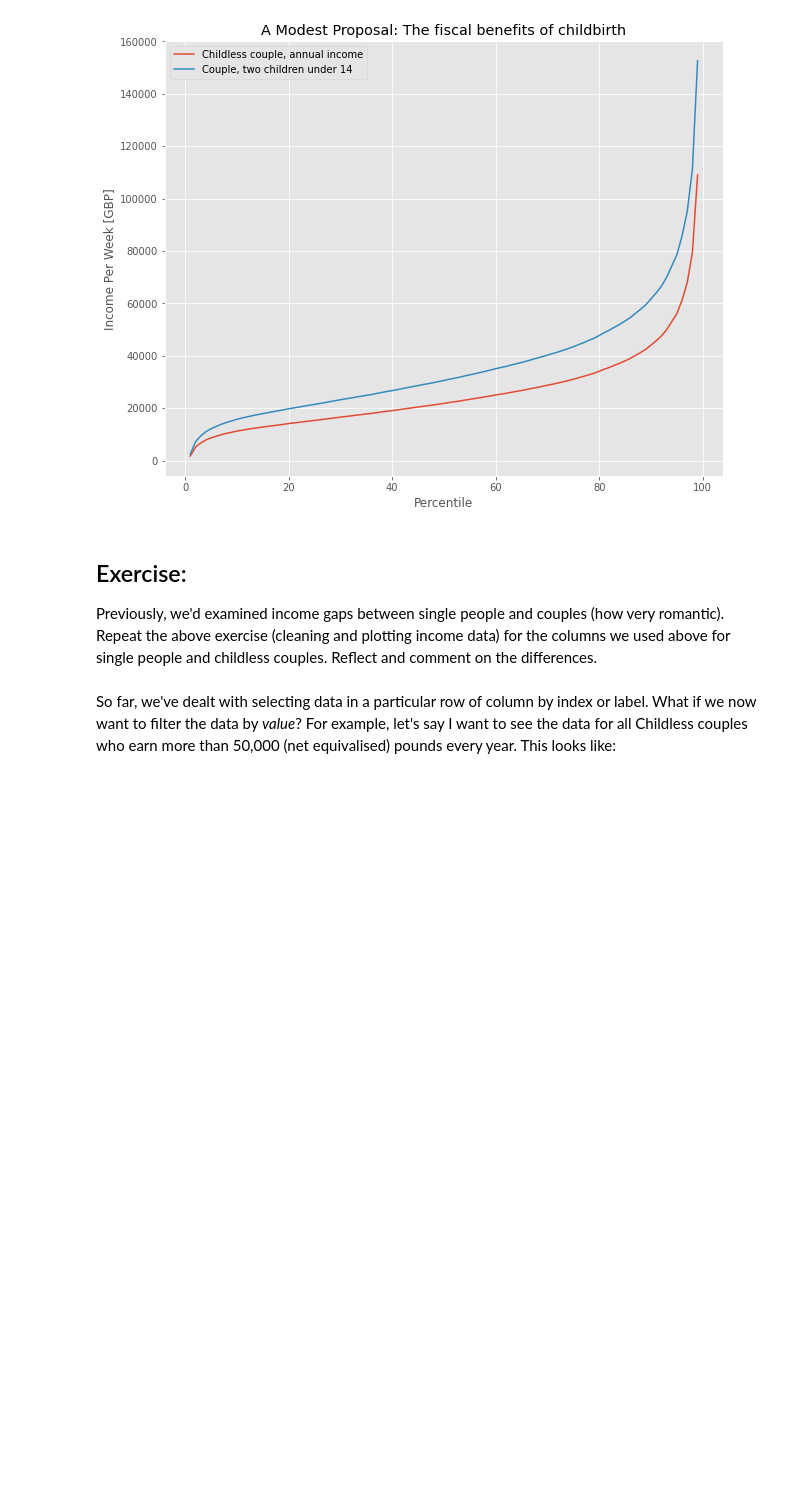
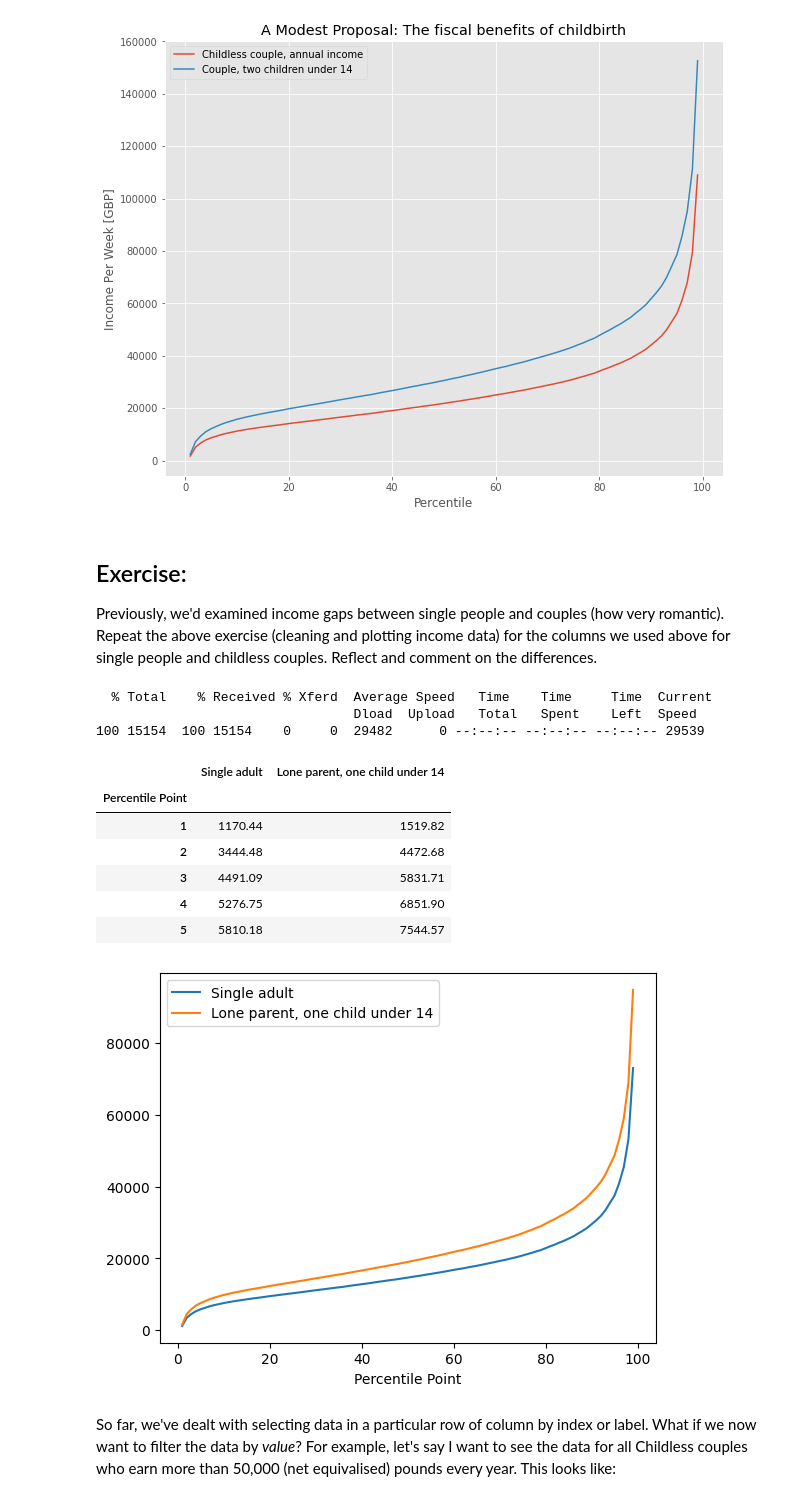
Before and after one commit to annayingucl-cloud/QM2, a Jupyter notebook: W2_Working_with_Data_in_Pandas.ipynb, the cells around one changed output. Saved outputs shown, nothing was run; the diff lists cells and outputs as text; code cells hidden in the pictures; blank space fills up the shorter version.

```diff
--- a/W2_Working_with_Data_in_Pandas.ipynb
+++ b/W2_Working_with_Data_in_Pandas.ipynb
@@ -312,0 +307,33 @@ Add your reflection here.
+# %%
+import pandas as pd
+import os
+
+!mkdir -p data/wk2
+!curl -L https://s3.eu-west-2.amazonaws.com/qm2/wk2/incomes.csv -o ./data/wk2/incomes.csv
+
+data_path = os.path.join("data", "wk2", "incomes.csv")
+
+income = pd.read_csv(
+    data_path,
+    index_col=0,
+    thousands=",",
+    na_values=["-"]
+)
+
+cols = ['Single adult', 'Lone parent, one child under 14']
+clean = income[cols].apply(pd.to_numeric, errors='coerce')
+
+clean.plot()
+clean.head()
+# %% [output]
+  % Total    % Received % Xferd  Average Speed   Time    Time     Time  Current
+                                 Dload  Upload   Total   Spent    Left  Speed
+100 15154  100 15154    0     0  29482      0 --:--:-- --:--:-- --:--:-- 29539
+|  | Single adult | Lone parent, one child under 14 |
+| Percentile Point |  |  |
+| 1 | 1170.44 | 1519.82 |
+| 2 | 3444.48 | 4472.68 |
+| 3 | 4491.09 | 5831.71 |
+| 4 | 5276.75 | 6851.90 |
+| 5 | 5810.18 | 7544.57 |
+[figure, added]
```
Also changed, not shown: parts of 6 cells of this notebook.
